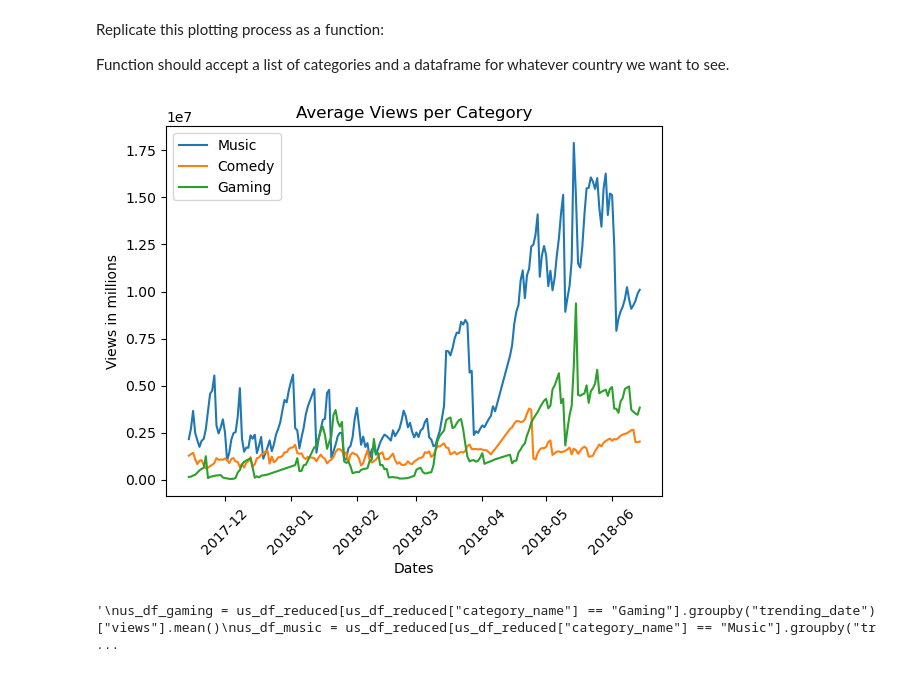
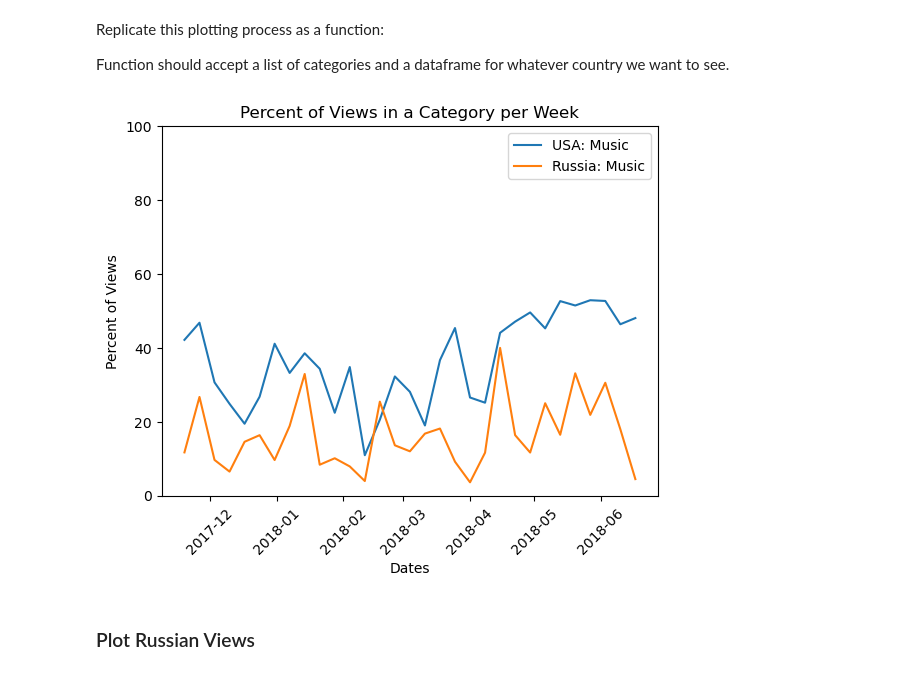
Before and after one commit to JosephTylerSeay/Pandas-EDA-Case-Study, a Jupyter notebook: project.ipynb, the cells around one changed output. Cells and saved outputs as stored; diff of their text form; code cells hidden in the pictures.

```diff
--- a/project.ipynb
+++ b/project.ipynb
@@ -74,0 +46,6 @@ us_df_reduced.groupby("category_name")["views"].sum().sort_values(ascending=Fals
+# %%
+us_df = pd.read_csv("data/USvideos.csv")
+us_df_reduced = clean_dataframe(us_df)
+
+ru_df = pd.read_csv("data/RUvideos.csv", encoding='Latin-1')
+ru_df_reduced = clean_dataframe(ru_df)
@@ -120,36 +87,20 @@ Replicate this plotting process as a function:
 
 Function should accept a list of categories and a dataframe for whatever country we want to see.
 # %%
-def plot_categories(df, category, aggregation='mean'):
-        df = df[df["category_name"] == category].groupby("trending_date")["views"].mean()
-        df = df.reset_index()
-        ax = plt.plot(df["trending_date"], df["views"], label=category)
-        return ax
+cat_dict = {'USA': [["Music"], us_df_reduced],
+            'Russia': [["Music"], ru_df_reduced]}
+for country in cat_dict:
+    for cat in cat_dict[country][0]:
+        plot_categories(cat_dict[country][1], cat, country)
 
-cat_list = ['Music', "Comedy", "Gaming"]
-for cat in cat_list:
-    plot_categories(us_df_reduced, cat)
 plt.legend()
-plt.title("Average Views per Category")
-plt.ylabel("Views in millions")
+plt.title("Percent of Views in a Category per Week")
+plt.ylabel("Percent of Views")
 plt.xlabel("Dates")
 plt.xticks(rotation=45)
+plt.ylim(0,100)
 plt.show()
-'''
-us_df_gaming = us_df_reduced[us_df_reduced["category_name"] == "Gaming"].groupby("trending_date")["views"].mean()
-us_df_music = us_df_reduced[us_df_reduced["category_name"] == "Music"].groupby("trending_date")["views"].mean()
-us_df_gaming = us_df_gaming.reset_index()
-us_df_music = us_df_music.reset_index()
-
-plt.plot(us_df_gaming["trending_date"], us_df_gaming["views"], label="Gaming")
-plt.plot(us_df_music["trending_date"], us_df_music["views"], label="Music")
-plt.yticks(np.arange(0, round(us_df_music["views"].max(), -6) + 1000000, 1000000))
-plt.title("Average Views per Category")
-plt.ylabel("Views in millions")
-plt.xlabel("Dates")
-plt.xticks(rotation=45)
-plt.legend()
-'''
 # %% [output]
-[figure, old version]
+[figure, new version]
-'\nus_df_gaming = us_df_reduced[us_df_reduced["category_name"] == "Gaming"].groupby("trending_date")["views"].mean()\nus_df_music = us_df_reduced[us_df_reduced["category_name"] == "Music"].groupby("tr ...
+# %% [markdown]
+### Plot Russian Views
```
Also changed, not shown: parts of 9 cells of this notebook.
